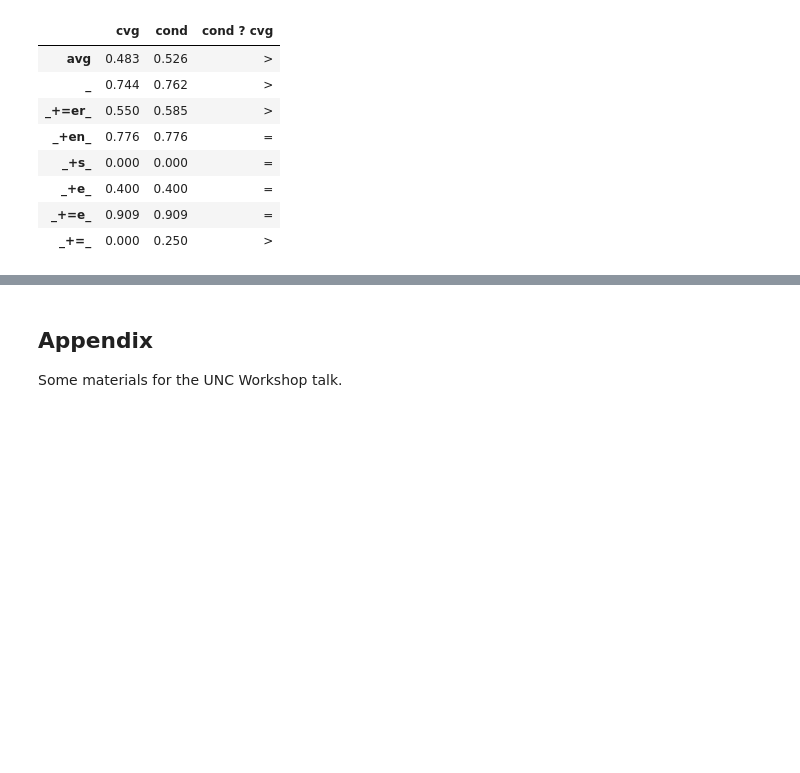
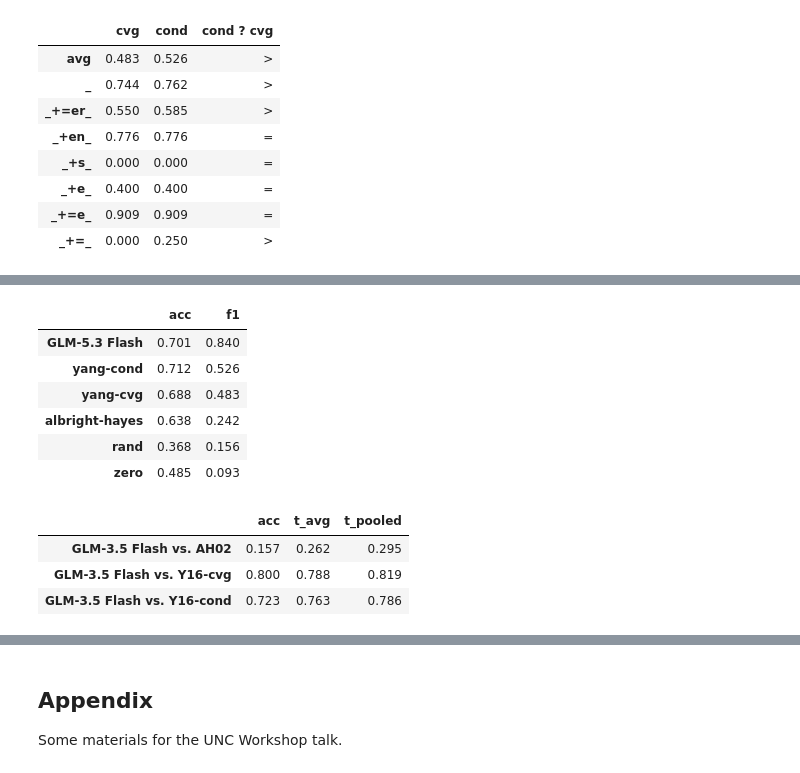
Before and after one commit to maxschmaltz/DieKonstraints, a Jupyter notebook: comp_modeling/inspect.ipynb, the cells around one changed output, grey strips where cells are left out. Drawn from its saved outputs; the diff is of its cells as text; code cells hidden in the pictures; blank space fills up the shorter version.

```diff
--- a/comp_modeling/inspect.ipynb
+++ b/comp_modeling/inspect.ipynb
@@ -875,7 +877,8 @@ The Albright & Hayes 2002 method is not very successful at modeling compounding.
 
 One can be said right away: the specificity of the constraint -- both conditional and applicational -- is a much stronger predictor than its regularity (alone). Below, we examine the outputs for each method carefully.
 # %%
-load_tsv_generic("out/metrics_summary.tsv")
+metrics_summary = load_tsv_generic("out/metrics_summary.tsv")
+metrics_summary
 # %% [output]
 |  | acc | f1 |
 | yang-cond | 0.712 | 0.526 |
@@ -1703,0 +1724,17 @@ f1s_cvg_cond
+# %%
+metrics_summary_extended = metrics_summary.T
+metrics_summary_extended.insert(
+    0, "GLM-5.3 Flash",
+    [llm_metrics.loc["avg", "f1"], llm_metrics.loc["avg", "acc"]]
+)
+metrics_summary_extended = metrics_summary_extended.T
+save_tsv_generic(metrics_summary_extended, "out/metrics_summary_extended")
+metrics_summary_extended
+# %% [output]
+|  | acc | f1 |
+| GLM-5.3 Flash | 0.701 | 0.840 |
+| yang-cond | 0.712 | 0.526 |
+| yang-cvg | 0.688 | 0.483 |
+| albright-hayes | 0.638 | 0.242 |
+| rand | 0.368 | 0.156 |
+| zero | 0.485 | 0.093 |
@@ -1703,0 +1809,22 @@ f1s_cvg_cond
+# %%
+Nr = len(rankings_llm)
+acc_rankings = pd.DataFrame({
+    f"GLM-3.5 Flash vs. {mname}": {
+        "acc": n_eq_rankings(rankings_llm, rankings2),
+        "t_avg": avg_kendall_t(rankings_llm, rankings2),
+        "t_pooled": pooled_kendall_t(rankings_llm, rankings2)
+    }
+    for mname, rankings2 in zip(
+        ["AH02", "Y16-cvg", "Y16-cond"],
+        [rankings_ah02, rankings_y16cvg, rankings_y16cond]
+    )
+}).T
+acc_rankings["acc"] = acc_rankings["acc"] / Nr
+acc_rankings = acc_rankings.round(3)
+save_tsv_generic(acc_rankings, os.path.join(model_dir, "rankings_comparison.tsv"))
+acc_rankings
+# %% [output]
+|  | acc | t_avg | t_pooled |
+| GLM-3.5 Flash vs. AH02 | 0.157 | 0.262 | 0.295 |
+| GLM-3.5 Flash vs. Y16-cvg | 0.800 | 0.788 | 0.819 |
+| GLM-3.5 Flash vs. Y16-cond | 0.723 | 0.763 | 0.786 |
```
Also changed, not shown: parts of 12 cells of this notebook, 4 other files.
